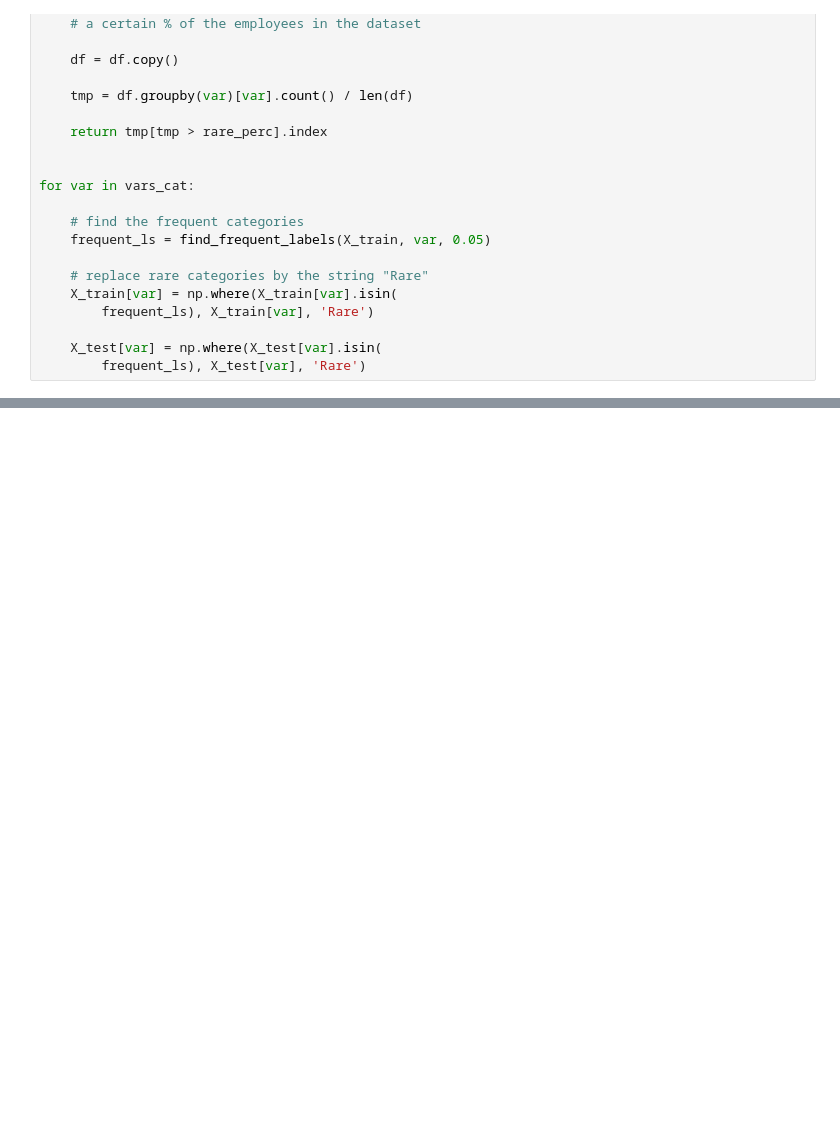
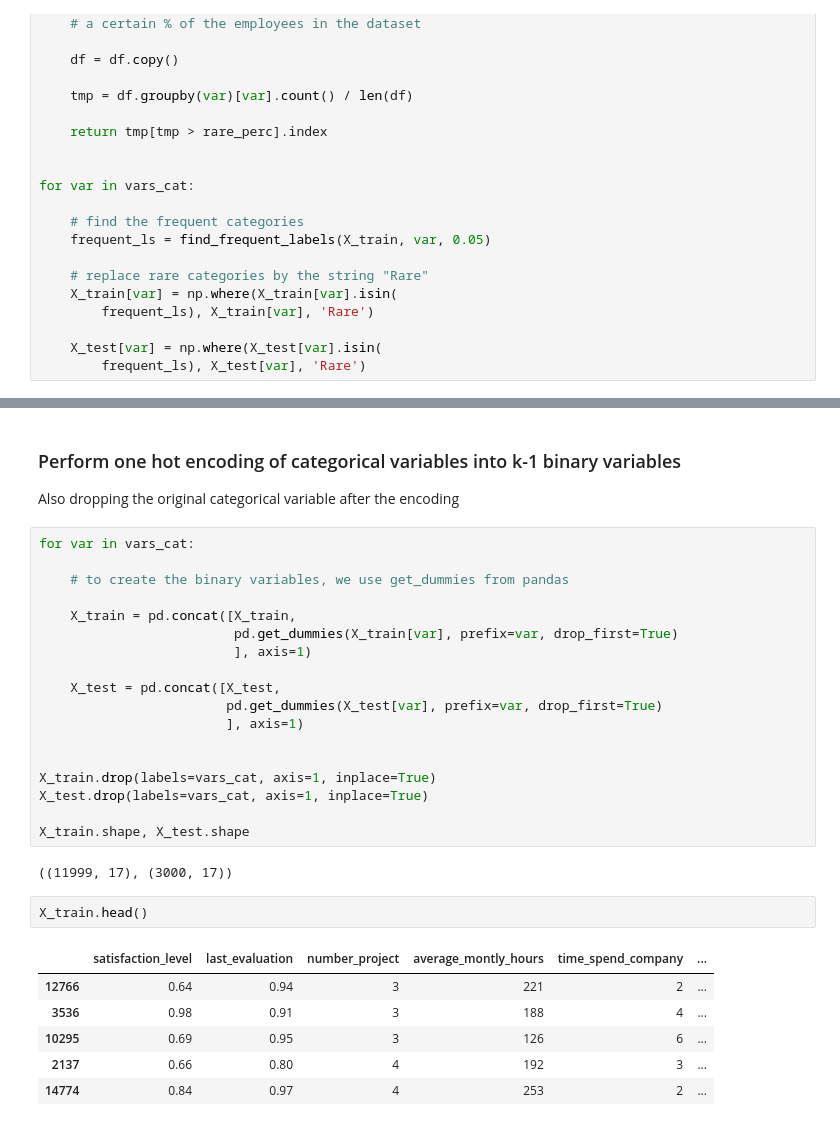
Before and after one commit to ovokpus/Employee-Attrition-Predictor, a Jupyter notebook: eda-experiments/eda-experiment.ipynb, the cells around one changed output, grey strips where cells are left out. Saved outputs shown, nothing was run; the diff lists cells and outputs as text; blank space fills up the shorter version.

```diff
--- a/eda-experiments/eda-experiment.ipynb
+++ b/eda-experiments/eda-experiment.ipynb
@@ -232 +232,34 @@ salary     3
 dtype: int64
+# %% [markdown]
+### Perform one hot encoding of categorical variables into k-1 binary variables
+
+Also dropping the original categorical variable after the encoding
+# %%
+for var in vars_cat:
+
+    # to create the binary variables, we use get_dummies from pandas
+
+    X_train = pd.concat([X_train,
+                         pd.get_dummies(X_train[var], prefix=var, drop_first=True)
+                         ], axis=1)
+
+    X_test = pd.concat([X_test,
+                        pd.get_dummies(X_test[var], prefix=var, drop_first=True)
+                        ], axis=1)
+
+
+X_train.drop(labels=vars_cat, axis=1, inplace=True)
+X_test.drop(labels=vars_cat, axis=1, inplace=True)
+
+X_train.shape, X_test.shape
+# %% [output]
+((11999, 17), (3000, 17))
+# %%
+X_train.head()
+# %% [output]
+|  | satisfaction_level | last_evaluation | number_project | average_montly_hours | time_spend_company | ... |
+| 12766 | 0.64 | 0.94 | 3 | 221 | 2 | ... |
+| 3536 | 0.98 | 0.91 | 3 | 188 | 4 | ... |
+| 10295 | 0.69 | 0.95 | 3 | 126 | 6 | ... |
+| 2137 | 0.66 | 0.80 | 4 | 192 | 3 | ... |
+| 14774 | 0.84 | 0.97 | 4 | 253 | 2 | ... |
```
Also changed, not shown: parts of 11 cells of this notebook, 15 other files.
